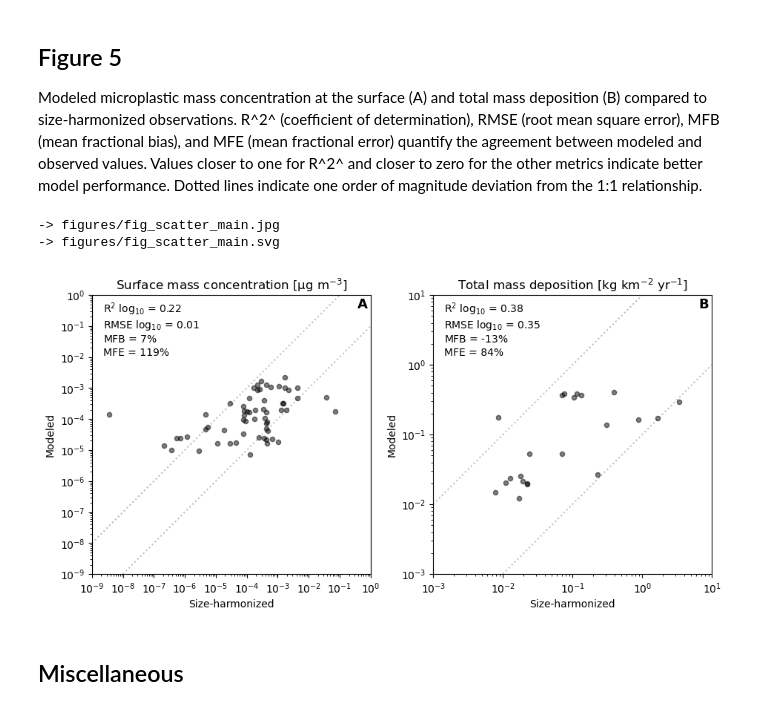
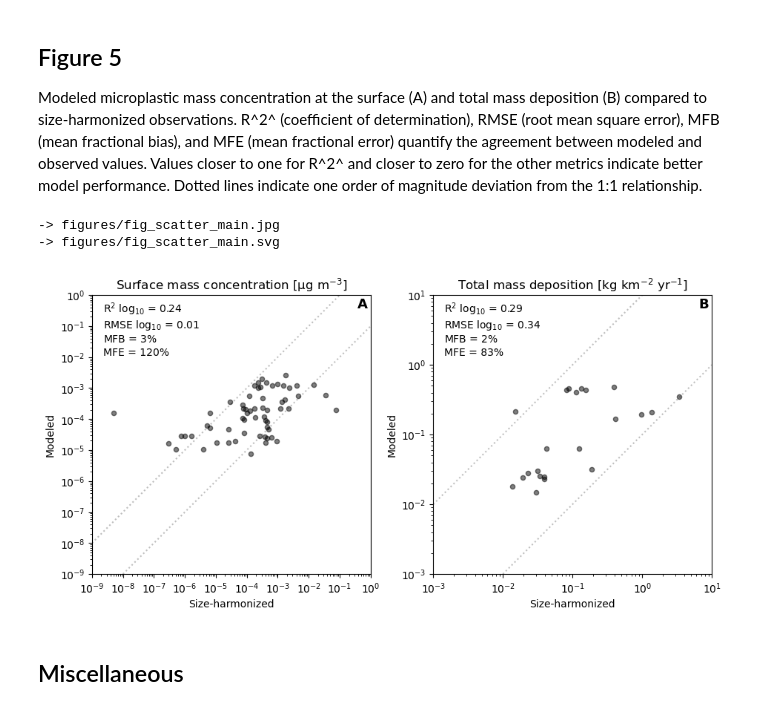
Before and after one commit to GEOS-Chem-IGE/hough2026_atmo-plast-emis_figures, a Jupyter notebook: notebooks/figures.ipynb, the cells around one changed output. Saved outputs shown, nothing was run; the diff lists cells and outputs as text; code cells hidden in the pictures.

```diff
--- a/notebooks/figures.ipynb
+++ b/notebooks/figures.ipynb
@@ -90,10 +93,18 @@ Load data
 # %%
-obs_main = {
-    "concentration": load_observations("obs_size-harmonized_concentration.csv"),
-    "deposition": load_observations("obs_size-harmonized_deposition.csv"),
-}
+obs_main = load_observations("obs_fu2023-size-harmonized.csv")
 sim_main = xr.open_dataset("data/sim_main_constrained.nc")
 sim_alt = xr.open_dataset("data/sim_alt_constrained.nc")
+
+# Sensitivity analyses
+sens_emis = {}
+for run in ["slope+1sd", "slope-1sd"]:
+    sens_emis[run] = spatial_integrate(
+        xr.open_dataset(
+            f"data/sensitivity/sim_{run.replace('slope', 'alpha')}_constrained.nc"
+        ),
+        varname="emission",
+        sum_dims="size",
+    )
 # %% [markdown]
 Figure 1
 --------
@@ -1056,8 +1088,8 @@ def plot_sim_vs_obs(
     if "lev" in sim_conc.dims:
         sim_conc = sim_conc.isel(lev=0, drop=True)
     sim_depo = sim["total_deposition"]
-    obs_conc = obs["concentration"]["concentration"]
-    obs_depo = obs["deposition"]["deposition"]
+    obs_conc = obs["mass_concentration"].dropna(dim="index")
+    obs_depo = obs["mass_deposition"].dropna(dim="index")
 
     # Plot
     fig, axs = plt.subplot_mosaic(
@@ -1075,34 +1107,34 @@ def plot_sim_vs_obs(
     draw_scatter(
         ax=axs["B"],
         sim=sim_depo,
         obs=obs_depo,
         title="Total mass deposition",
         units=units["deposition"],
         lims=lims["deposition"],
         **kwargs,
     )
 
     # Label subplots
     label_kws = dict(ha="right", va="top", fontsize=13, fontweight="bold")
     for label, ax in axs.items():
         ax.text(x=0.99, y=0.99, s=label, transform=ax.transAxes, **label_kws)
 
     return fig
 
 
 fig = plot_sim_vs_obs(
     sim=sim_main,
     obs=obs_main,
     lims=dict(concentration=(1e-9, 1), deposition=(1e-3, 10)),
     figsize=(9.2, 4.6),
 )
 
 save_figure(fig, filename="fig_scatter_main.jpg", dpi=200, overwrite=OVERWRITE)
 save_figure(fig, filename="fig_scatter_main.svg", dpi=200, overwrite=OVERWRITE)
 # %% [output]
 -> figures/fig_scatter_main.jpg
 -> figures/fig_scatter_main.svg
-[figure, old version]
+[figure, new version]
 # %% [markdown]
 Miscellaneous
 -------------
```
Also changed, not shown: parts of 15 cells of this notebook, 13 other files.
